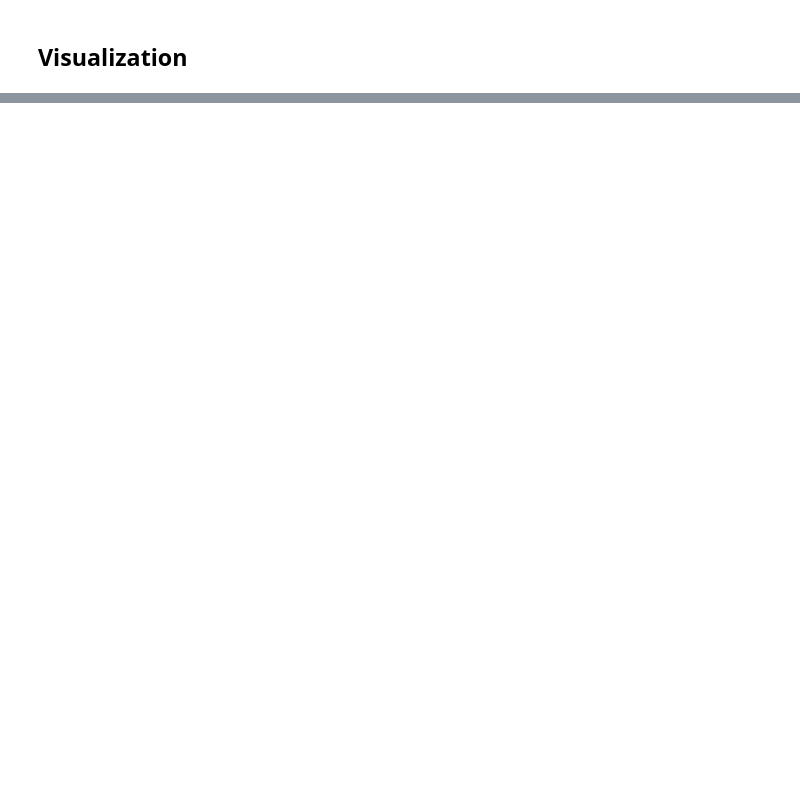
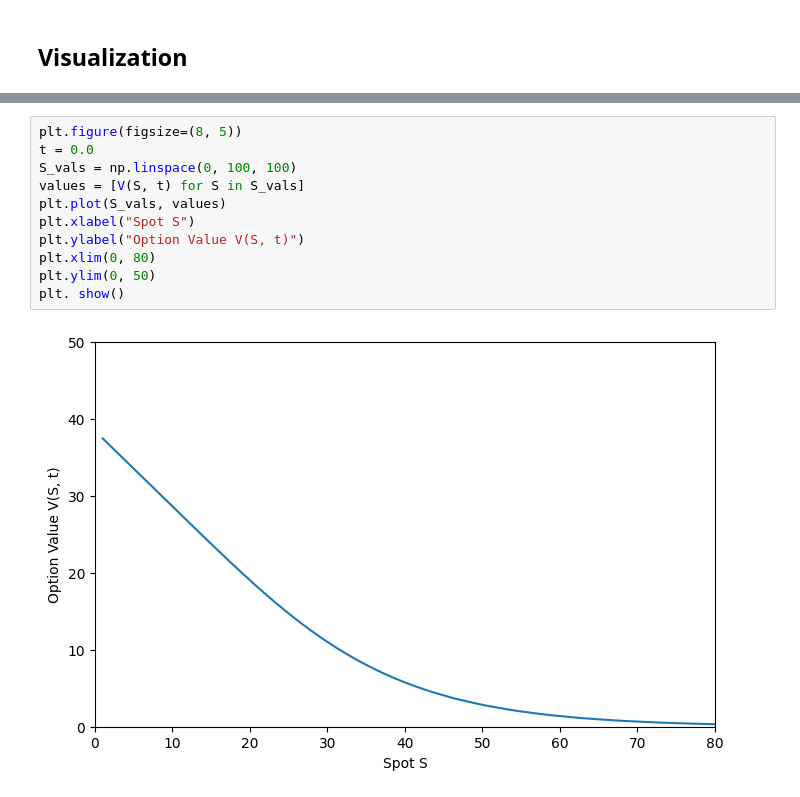
Before and after one commit to ChristophKnochenhauer/neural-optimal-stopping, a Jupyter notebook: implicit_method.ipynb, the cells around one changed output, grey strips where cells are left out. Drawn from its saved outputs; the diff is of its cells as text; blank space fills up the shorter version.

```diff
--- a/implicit_method.ipynb
+++ b/implicit_method.ipynb
@@ -112,0 +139,13 @@ plot_V_over_time([30, 40, 50, 60])
+# %%
+plt.figure(figsize=(8, 5))
+t = 0.0
+S_vals = np.linspace(0, 100, 100)
+values = [V(S, t) for S in S_vals]
+plt.plot(S_vals, values)
+plt.xlabel("Spot S")
+plt.ylabel("Option Value V(S, t)")
+plt.xlim(0, 80)
+plt.ylim(0, 50)
+plt. show()
+# %% [output]
+[figure, added]
```
Also changed, not shown: parts of 8 cells of this notebook.
